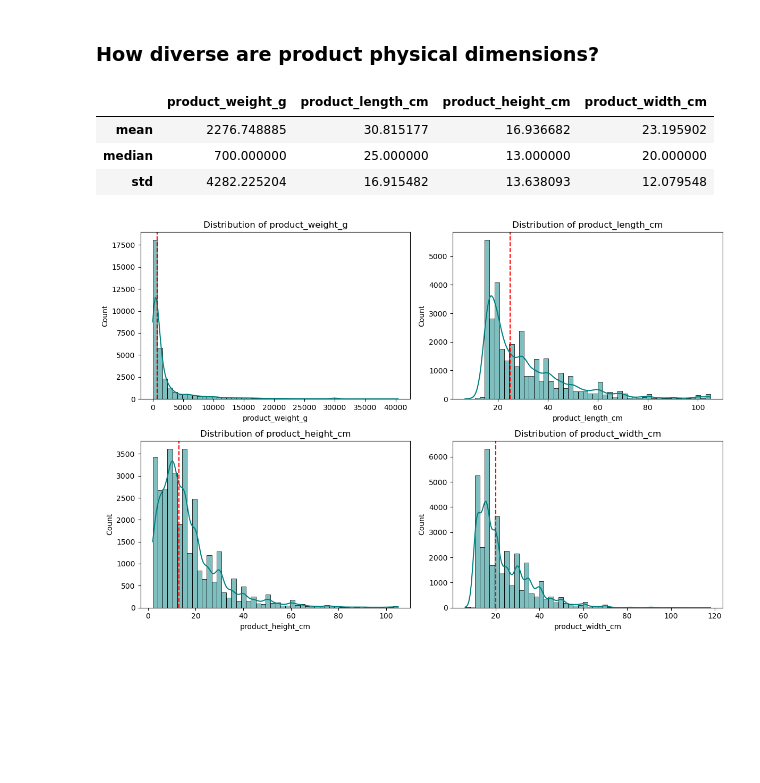
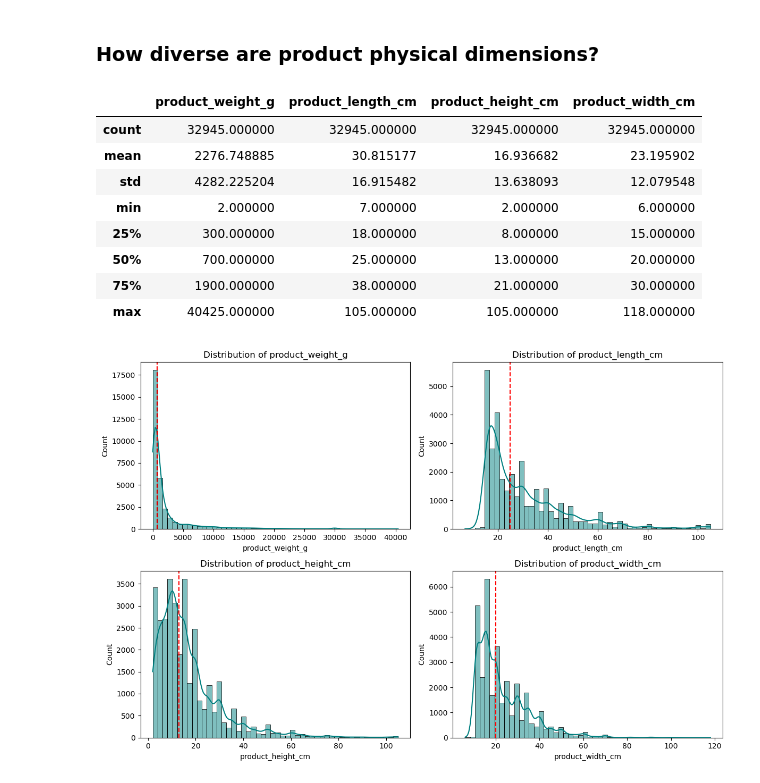
Before and after one commit to AminrezaAman/brazilian-ecommerce-analytics, a Jupyter notebook: notebooks/03_Exploratory_Data_Analysis.ipynb, the cells around one changed output. Cells and saved outputs as stored; diff of their text form; code cells hidden in the pictures; blank space fills up the shorter version.

```diff
--- a/notebooks/03_Exploratory_Data_Analysis.ipynb
+++ b/notebooks/03_Exploratory_Data_Analysis.ipynb
@@ -493,12 +499,17 @@ np.int64(610)
 # %%
 physical_cols = ['product_weight_g', 'product_length_cm', 'product_height_cm', 'product_width_cm']
 products_valid = products_cleaned[products_cleaned['product_weight_g'] > 0]  # flag zero weight
-products_valid[physical_cols].agg(['mean', 'median', 'std'])
+products_valid[physical_cols].describe()
 # %% [output]
 |  | product_weight_g | product_length_cm | product_height_cm | product_width_cm |
+| count | 32945.000000 | 32945.000000 | 32945.000000 | 32945.000000 |
 | mean | 2276.748885 | 30.815177 | 16.936682 | 23.195902 |
-| median | 700.000000 | 25.000000 | 13.000000 | 20.000000 |
 | std | 4282.225204 | 16.915482 | 13.638093 | 12.079548 |
+| min | 2.000000 | 7.000000 | 2.000000 | 6.000000 |
+| 25% | 300.000000 | 18.000000 | 8.000000 | 15.000000 |
+| 50% | 700.000000 | 25.000000 | 13.000000 | 20.000000 |
+| 75% | 1900.000000 | 38.000000 | 21.000000 | 30.000000 |
+| max | 40425.000000 | 105.000000 | 105.000000 | 118.000000 |
 # %%
 fig, axes = plt.subplots(2, 2, figsize=(12, 8))
 for ax, col in zip(axes.flatten(), physical_cols):
```
Also changed, not shown: parts of 25 cells of this notebook.
